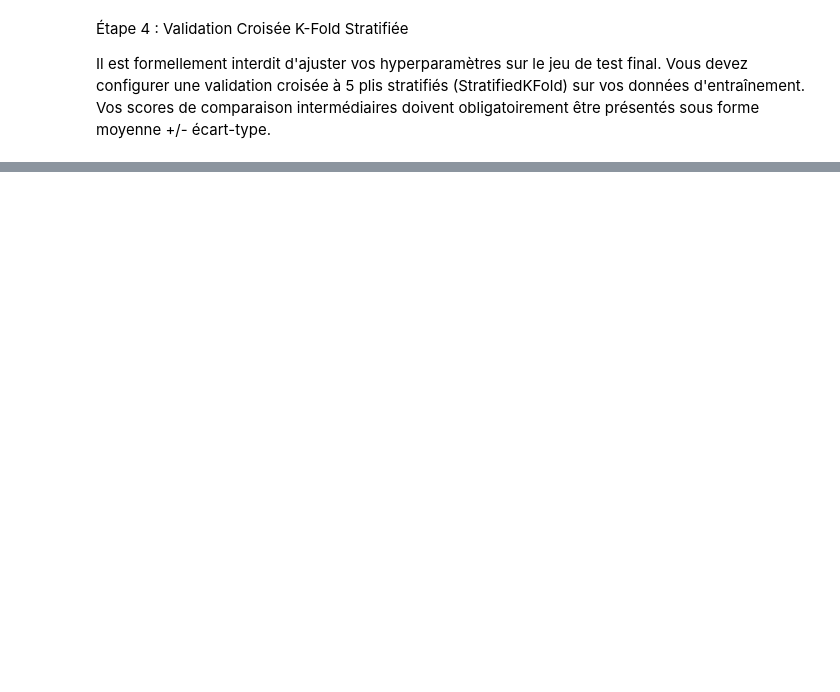
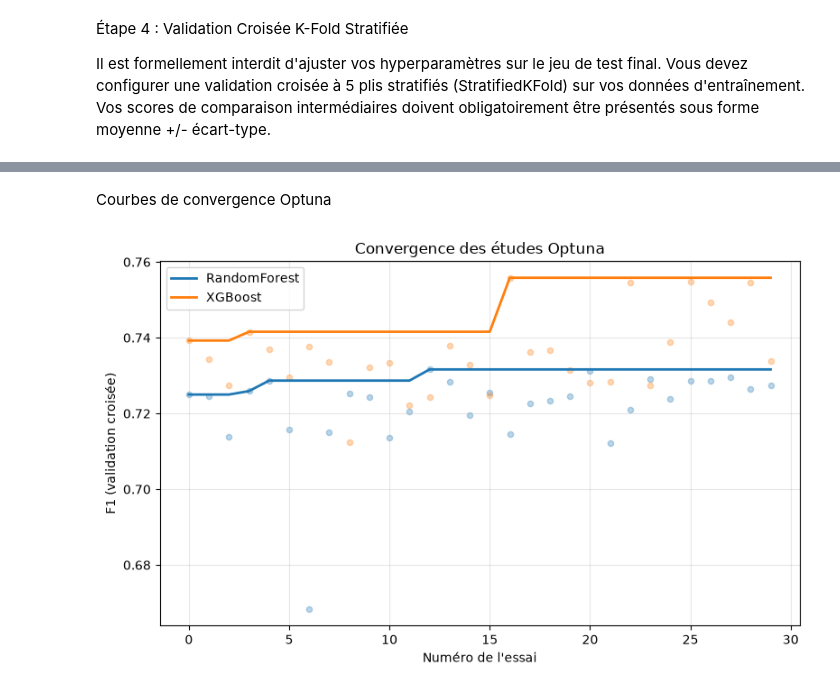
Before and after one commit to LaurenceCat/SocleApplicatif-module0, a Jupyter notebook: dev/Module1.ipynb, the cells around one changed output, grey strips where cells are left out. Cells and saved outputs as stored; diff of their text form; code cells hidden in the pictures; blank space fills up the shorter version.

```diff
--- a/dev/Module1.ipynb
+++ b/dev/Module1.ipynb
@@ -279,0 +498,20 @@ cv = StratifiedKFold(n_splits=5, shuffle=True, random_state=42)
+# %% [markdown]
+Courbes de convergence Optuna
+# %%
+fig, ax = plt.subplots(figsize=(8, 5))
+
+for nom, study in [("RandomForest", study_rf), ("XGBoost", study_xgb)]:
+    df = study.trials_dataframe()
+    ax.scatter(df["number"], df["value"], alpha=0.3, s=20)          # score de chaque essai
+    ax.plot(df["number"], df["value"].cummax(), label=nom, lw=2)   # meilleur score cumulé
+
+ax.set_xlabel("Numéro de l'essai")
+ax.set_ylabel("F1 (validation croisée)")
+ax.set_title("Convergence des études Optuna")
+ax.legend()
+ax.grid(alpha=0.3)
+plt.tight_layout()
+plt.savefig("optuna_convergence.png", dpi=150)
+plt.show()
+# %% [output]
+[figure, added]
```
Also changed, not shown: parts of 12 cells of this notebook, 7 other files.
